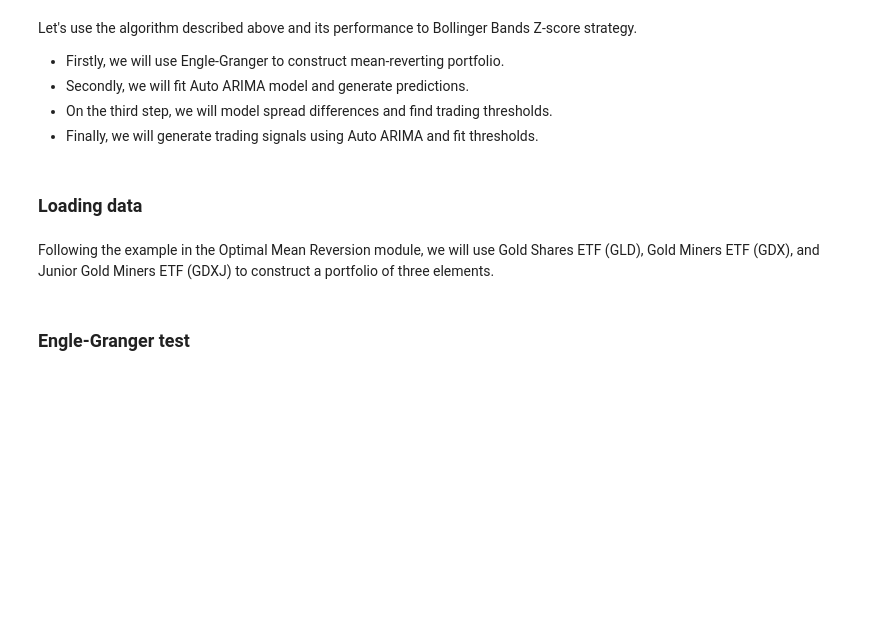
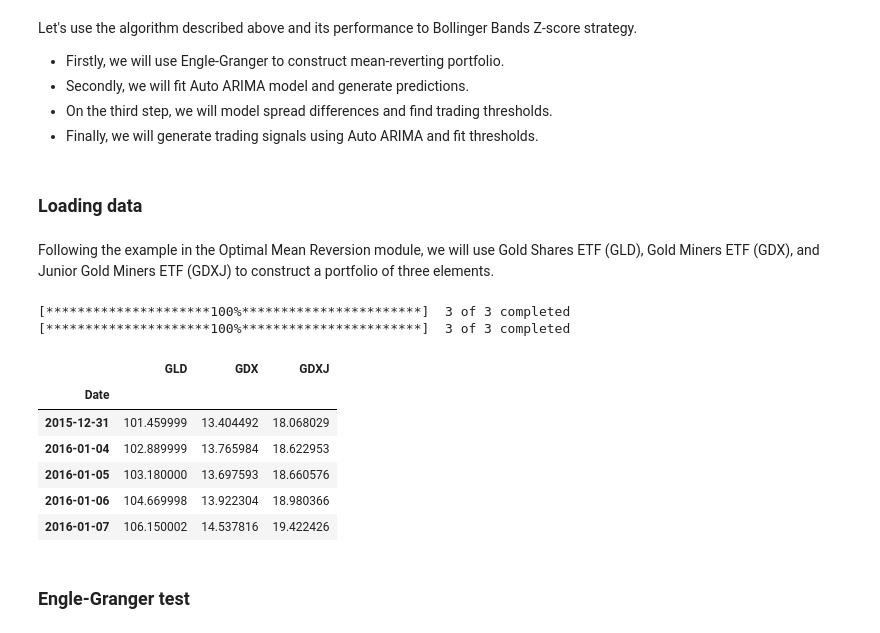
Before and after one commit to hudson-and-thames/arbitrage_research, a Jupyter notebook: Other Approaches/quantile_time_series.ipynb, the cells around one changed output. Cells and saved outputs as stored; diff of their text form; code cells hidden in the pictures; blank space fills up the shorter version.

```diff
--- a/Other Approaches/quantile_time_series.ipynb
+++ b/Other Approaches/quantile_time_series.ipynb
@@ -53,15 +63,25 @@ Following the example in the Optimal Mean Reversion module, we will use Gold Sha
 # %%
 # Loading data
 train_data =  yf.download("GLD GDX GDXJ", start="2016-01-01", end="2018-01-01")
-test_data =  yf.download("GLD GDX GDXJ", start="2018-01-02", end="2020-01-01")
+test_data =  yf.download("GLD GDX GDXJ", start="2018-01-02", end="2019-08-01")
 
 # Taking close prices for chosen instruments
 train_three_elements = train_data["Adj Close"][["GLD", "GDX", "GDXJ"]]
 
 test_three_elements = test_data["Adj Close"][["GLD", "GDX", "GDXJ"]]
 
 # Looking at the downloaded data
 train_three_elements.head()
+# %% [output]
+[*********************100%***********************]  3 of 3 completed
+[*********************100%***********************]  3 of 3 completed
+|  | GLD | GDX | GDXJ |
+| Date |  |  |  |
+| 2015-12-31 | 101.459999 | 13.404492 | 18.068029 |
+| 2016-01-04 | 102.889999 | 13.765984 | 18.622953 |
+| 2016-01-05 | 103.180000 | 13.697593 | 18.660576 |
+| 2016-01-06 | 104.669998 | 13.922304 | 18.980366 |
+| 2016-01-07 | 106.150002 | 14.537816 | 19.422426 |
 # %% [markdown]
 ### Engle-Granger test
 # %%
```
Also changed, not shown: parts of 23 cells of this notebook, 2 other files.
